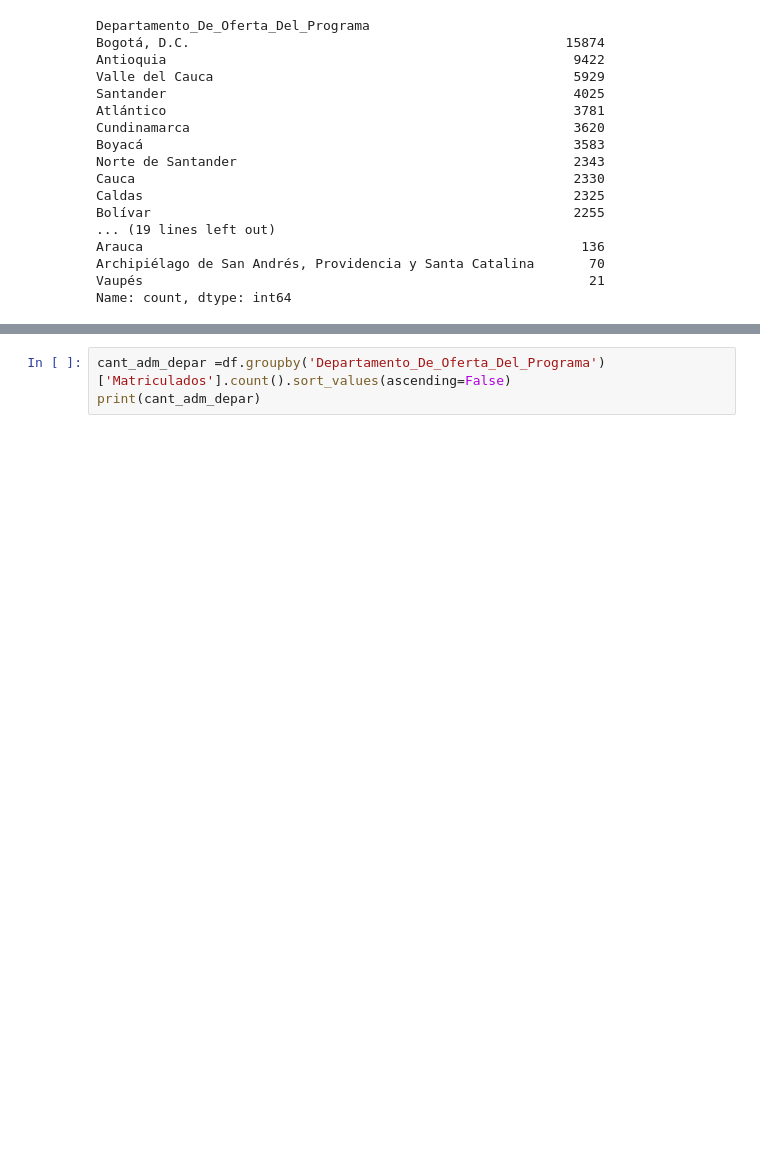
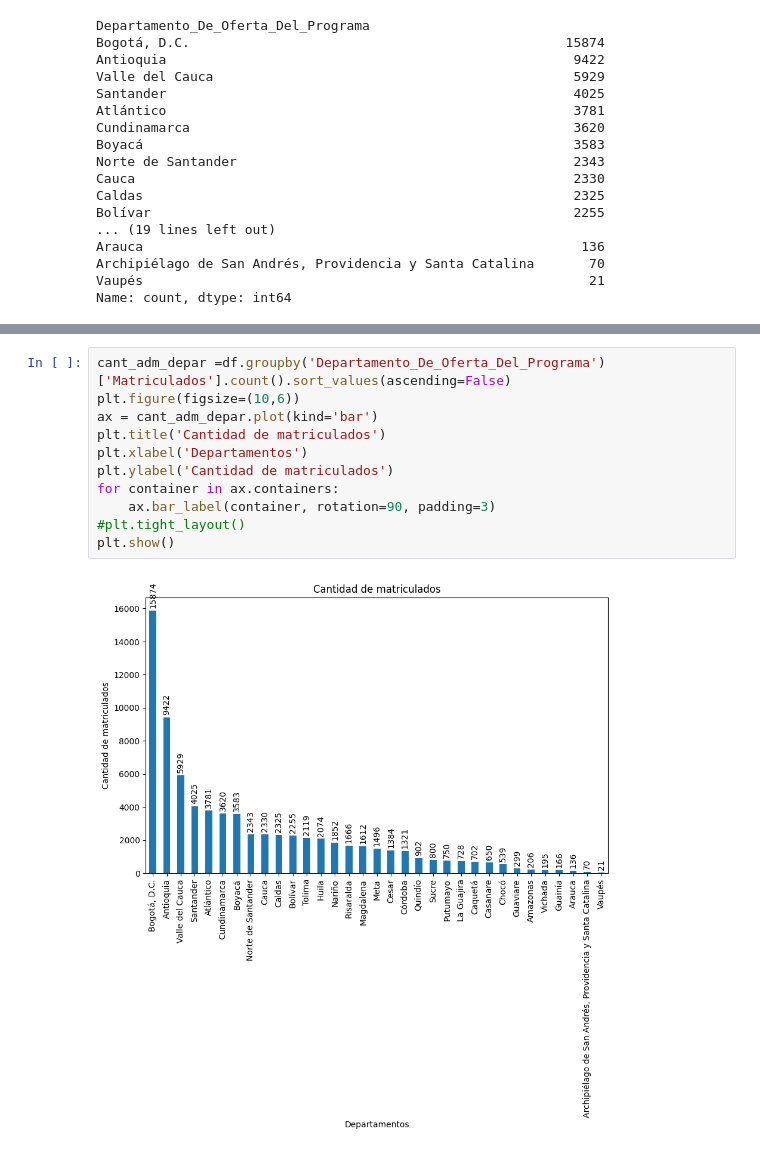
Before and after one commit to jhoanmoreno-94/Matriculas_2024, a Jupyter notebook: prueba_matri.ipynb, the cells around one changed output, grey strips where cells are left out. Saved outputs shown, nothing was run; the diff lists cells and outputs as text; blank space fills up the shorter version.

```diff
--- a/prueba_matri.ipynb
+++ b/prueba_matri.ipynb
@@ -426,3 +440,13 @@ Name: count, dtype: int64
 # %%
 cant_adm_depar =df.groupby('Departamento_De_Oferta_Del_Programa')['Matriculados'].count().sort_values(ascending=False)
-print(cant_adm_depar)
+plt.figure(figsize=(10,6))
+ax = cant_adm_depar.plot(kind='bar')
+plt.title('Cantidad de matriculados')
+plt.xlabel('Departamentos')
+plt.ylabel('Cantidad de matriculados')
+for container in ax.containers:
+    ax.bar_label(container, rotation=90, padding=3)
+#plt.tight_layout()
+plt.show()
+# %% [output]
+[figure, added]
```
Also changed, not shown: parts of 3 cells of this notebook.
